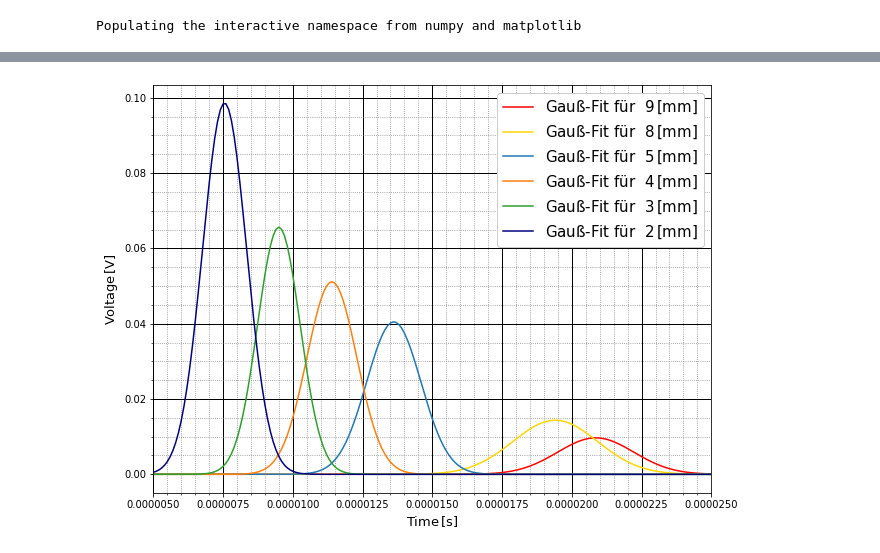
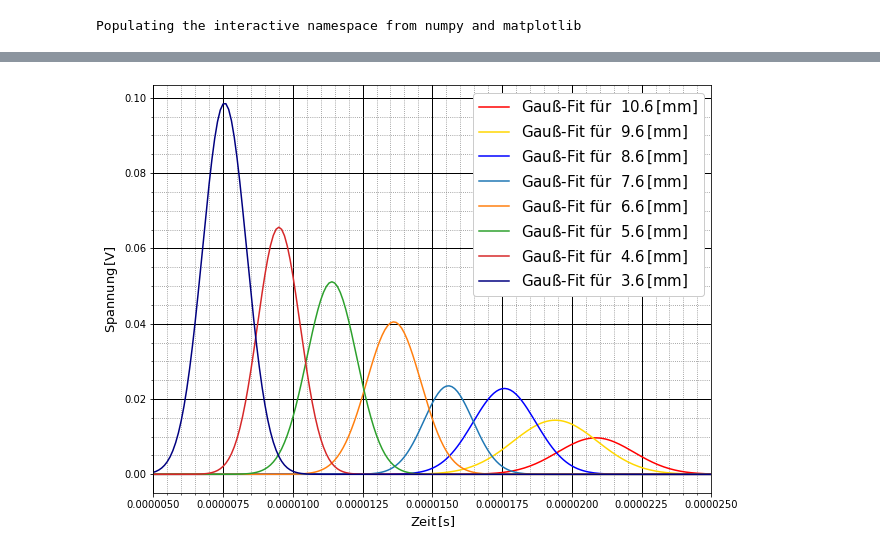
Before and after one commit to shockcookie/FP, a Jupyter notebook: Halbleiter/Data/V2/Abstand/Halbleiter Teil 2 Abstand.ipynb, the cells around one changed output, grey strips where cells are left out. Drawn from its saved outputs; the diff is of its cells as text; code cells hidden in the pictures.

```diff
--- a/Halbleiter/Data/V2/Abstand/Halbleiter Teil 2 Abstand.ipynb
+++ b/Halbleiter/Data/V2/Abstand/Halbleiter Teil 2 Abstand.ipynb
@@ -42,8 +124,8 @@ def csvReader(x):
 # %%
 def Gaußfit_pm(x, y, p0=None):
-    return TT.fit_pm(x, y, func=lambda x, A, s, c, d: A * (1 / (2 * pi * s**2)) * e**(-1/2 * ((x - c)/(s**2))**2) + d, p0=p0)
+    return TT.fit_pm(x, y, func=lambda x, A, s, c, d: A * (1 / (2 * pi * s**2)) * e**(-1/2 * ((x - c)/(s))**2) + d, p0=p0)
 def Gaußfit(x, y, p0=None, r=None, d=None):
-    return TT.fit(x, y, func=lambda x, A, s, c, d: A * (1 / (2 * pi * s**2)) * e**(-1/2 * ((x - c)/(s**2))**2) + d, r=r, d=d, p0=p0)
+    return TT.fit(x, y, func=lambda x, A, s, c, d: A * (1 / (2 * pi * s**2)) * e**(-1/2 * ((x - c)/(s))**2) + d, r=r, d=d, p0=p0)
 # %%
 def Gauß(x,y,p0,r=None,d=None,Test=(None,None),Name='Test'):
 
@@ -99,7 +181,7 @@ def easyGauß(x,N='?', farbe=None):
         p0.append(x[i].nominal_value)
     x_axe = arange(0,0.000025,0.0000001)
     Name = 'Gauß-Fit für '+N
-    plt.plot(x_axe, -p0[0] * (1 / (2 * pi * p0[1]**2)) * e**(-1/2 * ((x_axe - p0[2])/(p0[1]**2))**2), color=farbe,label=Name)
+    plt.plot(x_axe, -p0[0] * (1 / (2 * pi * p0[1]**2)) * e**(-1/2 * ((x_axe - p0[2])/(p0[1]))**2), color=farbe,label=Name)
 # %%
 d1_1 = csvReader('F0000CH1.CSV')
 d2_1 = csvReader('F0001CH1.CSV')
@@ -110,14 +192,11 @@ d6_1 = csvReader('F0005CH1.CSV')
 d7_1 = csvReader('F0006CH1.CSV')
 d8_1 = csvReader('F0007CH1.CSV')
 # %%
-x_v_1, x_err_1 = Gauß(d1_1[3], d1_1[4], p0=[-0.0000005,0.002,0.00002,0.015], r=None, d=None, Test=(None,False))
-x_v_2, x_err_2 = Gauß(d2_1[3], d2_1[4], p0=[-0.0000005,0.002,0.00002,0.015], r=None, d=None, Test=(None,False))
-x_v_3, x_err_3 = Gauß(d3_1[3], d3_1[4], p0=[-0.0000005,0.002,0.00002,0.015], r=None, d=None, Test=(None,False))
-x_v_4, x_err_4 = Gauß(d4_1[3], d4_1[4], p0=[-0.0000005,0.002,0.00002,0.015], r=None, d=None, Test=(None,False))
-x_v_5, x_err_5 = Gauß(d5_1[3], d5_1[4], p0=[-0.0000005,0.002,0.00002,0.015], r=None, d=None, Test=(None,False))
-x_v_6, x_err_6 = Gauß(d6_1[3], d6_1[4], p0=[-0.0000005,0.002,0.00002,0.015], r=None, d=None, Test=(None,False))
-x_v_7, x_err_7 = Gauß(d7_1[3], d7_1[4], p0=[-0.0000005,0.002,0.00001,0.015], r=None, d=None, Test=(None,False))
-x_v_8, x_err_8 = Gauß(d8_1[3], d8_1[4], p0=[-0.0000005,0.002,0.00001,0.015], r=None, d=None, Test=(None,False))
-
-print(x_v_3)
-print(x_v_4)
+x_v_1, x_err_1 = Gauß(d1_1[3], d1_1[4], p0=[-0.000000000001,0.000002,0.000025,-0.01], r=None, d=None, Test=(None,False))
+x_v_2, x_err_2 = Gauß(d2_1[3], d2_1[4], p0=[-0.000000000001,0.0000010,0.00002,-0.01], r=None, d=None, Test=(None,False))
+x_v_3, x_err_3 = Gauß(d3_1[3], d3_1[4], p0=[-0.000000000001,0.000003,0.000015,-0.01], r=None, d=None, Test=(None,False))
+x_v_4, x_err_4 = Gauß(d4_1[3], d4_1[4], p0=[-0.000000000001,0.0000035,0.000015,-0.01], r=None, d=None, Test=(None,False))
+x_v_5, x_err_5 = Gauß(d5_1[3], d5_1[4], p0=[-0.000000000001,0.000003,0.00001,-0.01], r=None, d=None, Test=(None,False))
+x_v_6, x_err_6 = Gauß(d6_1[3], d6_1[4], p0=[-0.000000000001,0.000003,0.00001,-0.01], r=None, d=None, Test=(None,False))
+x_v_7, x_err_7 = Gauß(d7_1[3], d7_1[4], p0=[-0.000000000001,0.000003,0.00001,-0.01], r=None, d=None, Test=(None,False))
+x_v_8, x_err_8 = Gauß(d8_1[3], d8_1[4], p0=[-0.000000000001,0.000003,0.00001,-0.01], r=None, d=None, Test=(None,False))
@@ -150,42 +210,42 @@ plt.rcParams["figure.figsize"] = fig_size
 
 ###   Errors / Fit / Plot
 
-easyGauß(x_v_1, N= r' $9\,[\mathrm{mm}]$', farbe='red')
-easyGauß(x_v_2, N= r' $8\,[\mathrm{mm}]$', farbe='gold')
-#easyGauß(x_v_3, N= r' $7\,[\mathrm{mm}]$', farbe='blue')
-#easyGauß(x_v_4, N= r' $6\,[\mathrm{mm}]$')
-easyGauß(x_v_5, N= r' $5\,[\mathrm{mm}]$')
-easyGauß(x_v_6, N= r' $4\,[\mathrm{mm}]$')
-easyGauß(x_v_7, N= r' $3\,[\mathrm{mm}]$')
+easyGauß(x_v_1, N= r' $10.6\,[\mathrm{mm}]$', farbe='red')
+easyGauß(x_v_2, N= r' $9.6\,[\mathrm{mm}]$', farbe='gold')
+easyGauß(x_v_3, N= r' $8.6\,[\mathrm{mm}]$', farbe='blue')
+easyGauß(x_v_4, N= r' $7.6\,[\mathrm{mm}]$')
+easyGauß(x_v_5, N= r' $6.6\,[\mathrm{mm}]$')
+easyGauß(x_v_6, N= r' $5.6\,[\mathrm{mm}]$')
+easyGauß(x_v_7, N= r' $4.6\,[\mathrm{mm}]$')
 #easyGauß(x_v_13, N= r' $-32.0\,[\mathrm{V}]$')
-easyGauß(x_v_8, N= r' $2\,[\mathrm{mm}]$', farbe='navy')
+easyGauß(x_v_8, N= r' $3.6\,[\mathrm{mm}]$', farbe='navy')
 #easyGauß(x_v_9, N= r' $-40.0\,[\mathrm{V}]$', farbe='lawngreen')
 #easyGauß(x_v_10, N= r' $-44.0\,[\mathrm{V}]$', farbe='darkviolet')
 #easyGauß(x_v_11, N= r' $-46.0\,[\mathrm{V}]$', farbe='aqua')
 #easyGauß(x_v_12, N= r' $-48.0\,[\mathrm{V}]$', farbe='darkred')
 
 
 ###   Label / Title
 
-plt.ylabel(r'Voltage$\,[\mathrm{V}]$', fontsize=13)
-plt.xlabel(r'Time$\,[\mathrm{s}]$', fontsize=13)
+plt.ylabel(r'Spannung$\,[\mathrm{V}]$', fontsize=13)
+plt.xlabel(r'Zeit$\,[\mathrm{s}]$', fontsize=13)
 
 ###   Axes / Grid
 
 axes = plt.gca()  ##  Searches current Axes
 
 axes.set_xlim([0.000005,0.000025])
 #axes.set_ylim([-300,370])
 
 #axes.set_yticks([0,10,20,30,40,50,60,70,80,90,100,110])
 #axes.set_xticks([0.1,0.2,0.3,0.4,0.5,0.6,0.7,0.8])
 
 axes.grid(which='major', linestyle='-', linewidth='1', color='black')
 axes.grid(which='minor', linestyle=':', color='gray')
 axes.minorticks_on()
 
 plt.legend(fontsize=15, framealpha=1)
 plt.savefig('V2SPannung1.png')
 plt.show()
 # %% [output]
-[figure, old version]
+[figure, new version]
```
Also changed, not shown: parts of 10 cells of this notebook, 9 other files.
